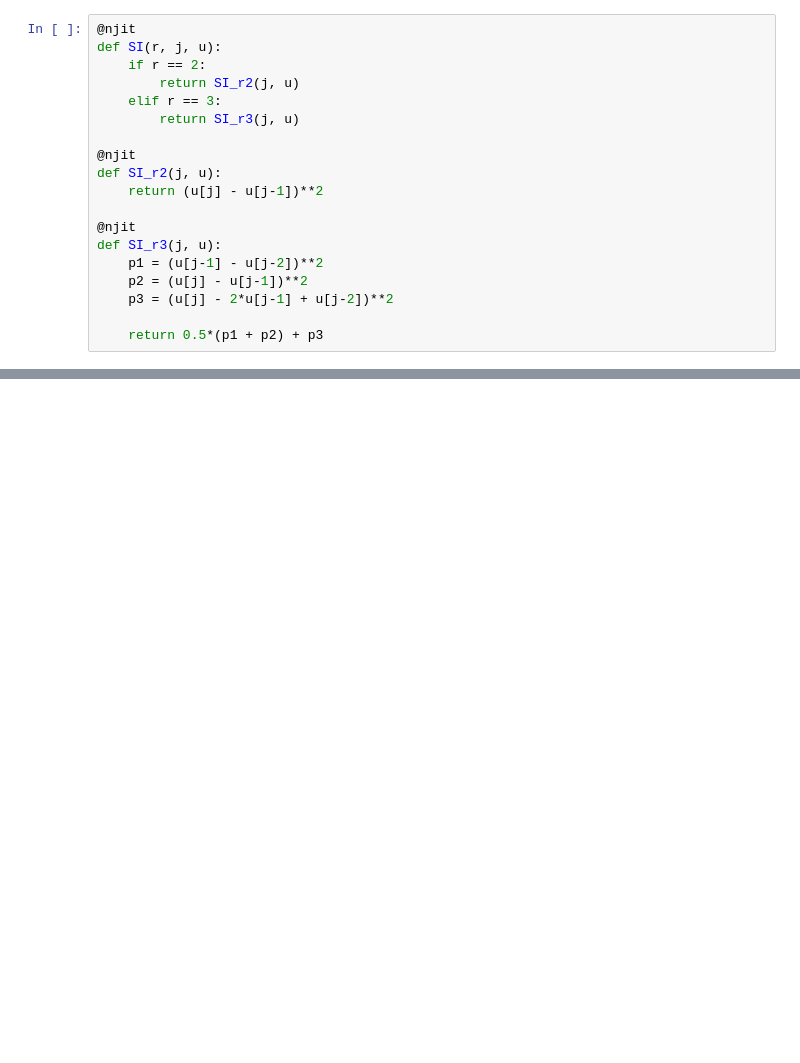
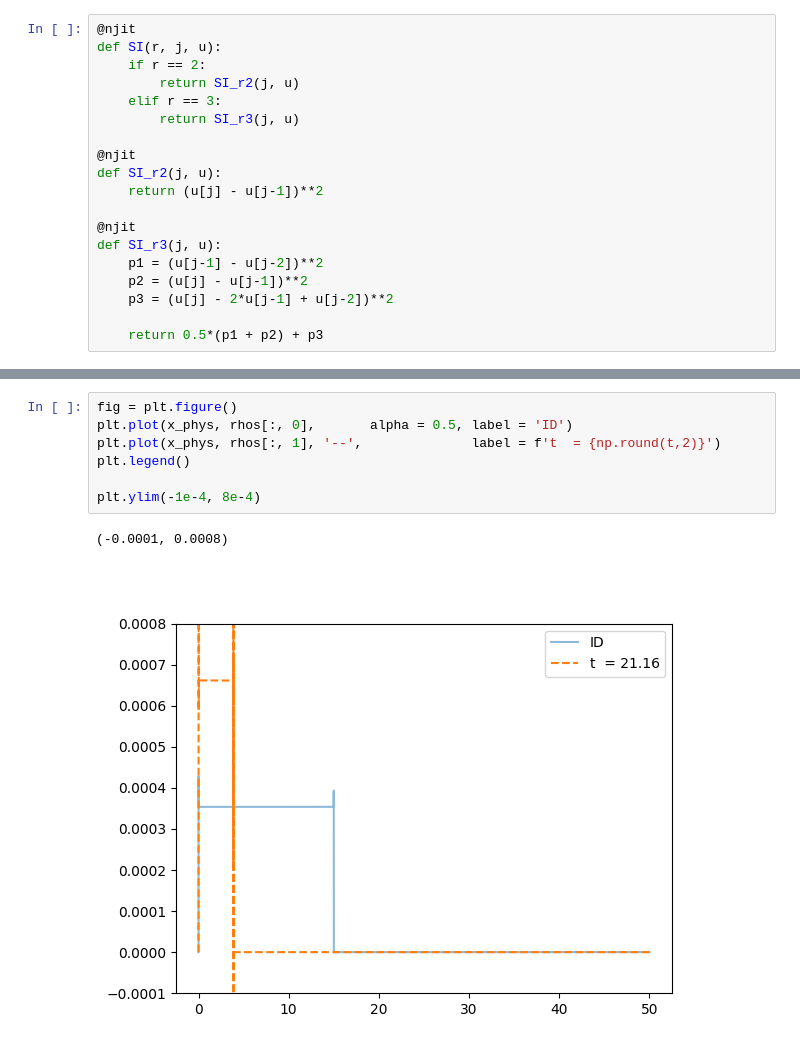
Before and after one commit to LoreCip/LQG-BH-Collapse, a Jupyter notebook: Notebooks/lqg_Beq.ipynb, the cells around one changed output, grey strips where cells are left out. Drawn from its saved outputs; the diff is of its cells as text; blank space fills up the shorter version.

```diff
--- a/Notebooks/lqg_Beq.ipynb
+++ b/Notebooks/lqg_Beq.ipynb
@@ -327,0 +440,10 @@ plt.legend()
+# %%
+fig = plt.figure()
+plt.plot(x_phys, rhos[:, 0],       alpha = 0.5, label = 'ID')
+plt.plot(x_phys, rhos[:, 1], '--',              label = f't  = {np.round(t,2)}')
+plt.legend()
+
+plt.ylim(-1e-4, 8e-4)
+# %% [output]
+(-0.0001, 0.0008)
+[figure, added]
```
Also changed, not shown: parts of 15 cells of this notebook.
